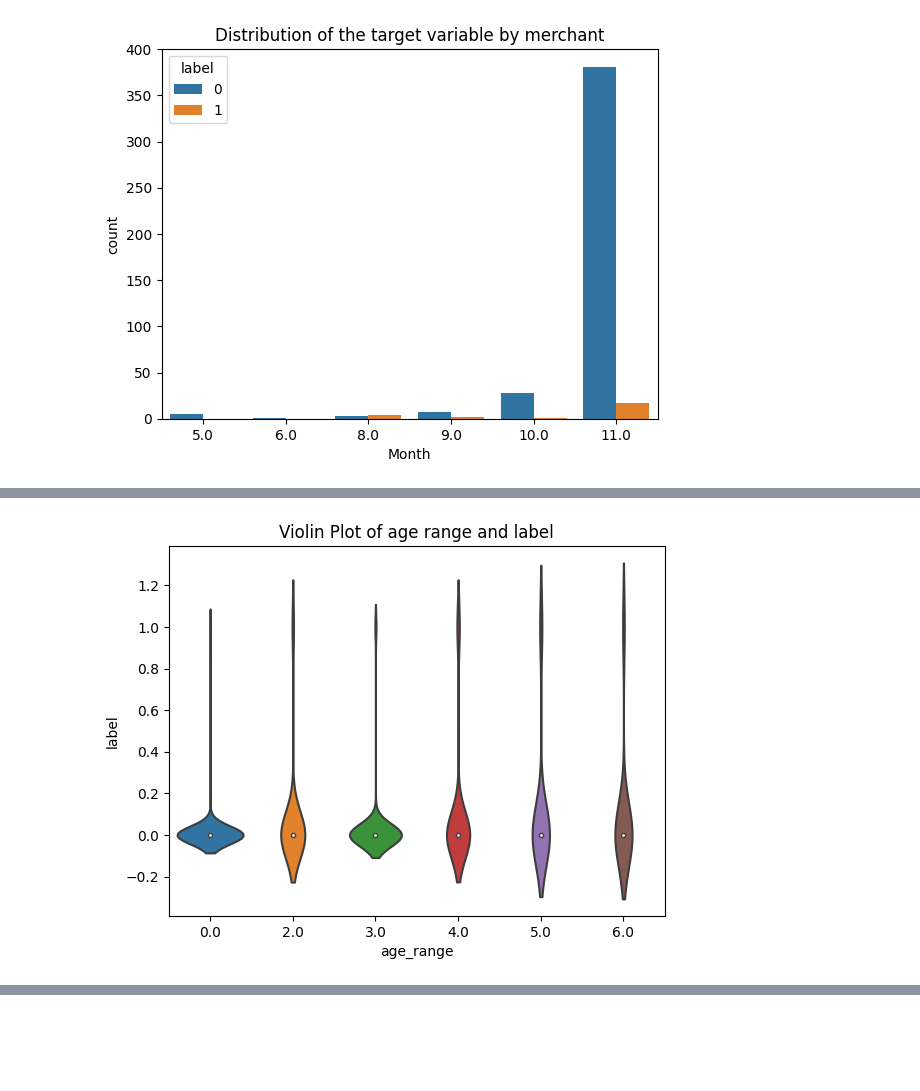
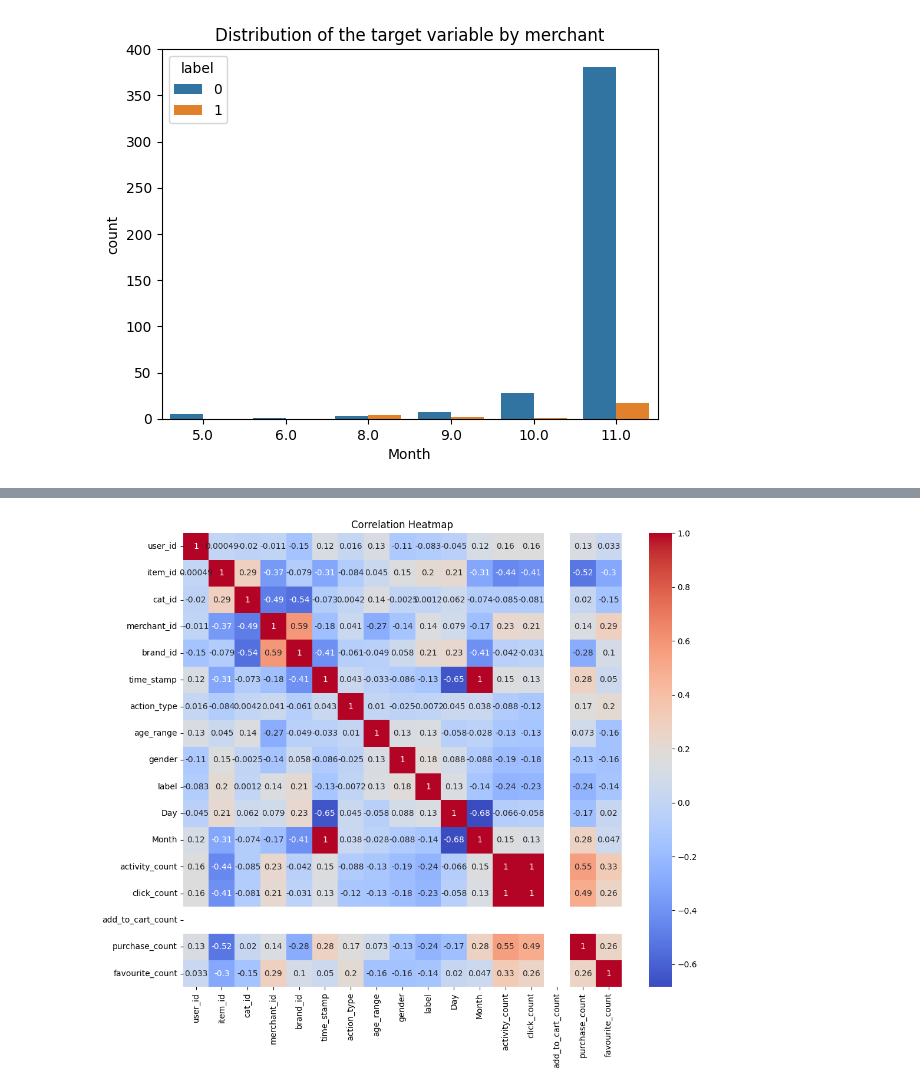
Before and after one commit to PR-2023/CECS550, a Jupyter notebook: dataViz.ipynb, the cells around one changed output, grey strips where cells are left out. Drawn from its saved outputs; the diff is of its cells as text; code cells hidden in the pictures; blank space fills up the shorter version.

```diff
--- a/dataViz.ipynb
+++ b/dataViz.ipynb
@@ -425,11 +430,9 @@ fig.show()
 [interactive output not drawn]
 # %%
 
-sns.violinplot(x='age_range', y='label', data=data)
-plt.title("Violin Plot of age range and label")
-plt.show()
+# sns.violinplot(x='age_range', y='label', data=data)
+# plt.title("Violin Plot of age range and label")
+# plt.show()
-# %% [output]
-[figure, removed]
 # %%
 activity_count = data.groupby('user_id')['action_type'].count().reset_index()
 activity_count.columns = ['user_id', 'activity_count']
@@ -456,3 +459,16 @@ data.fillna(0, inplace=True)
 # %%
 # df = data.groupby(['age_range','label']).size().reset_index(name='frequency')
 # df
+# %%
+corr = data.corr()
+fig, ax = plt.subplots(figsize=(12, 10))
+
+# Generate a heatmap with seaborn
+sns.heatmap(corr, annot=True, cmap='coolwarm', ax=ax)
+
+# Set the title of the figure
+ax.set_title("Correlation Heatmap")
+
+# Show the plot
+plt.show()
+# %% [output]
@@ -458,0 +476 @@ data.fillna(0, inplace=True)
+[figure, added]
```
Also changed, not shown: parts of 6 cells of this notebook.
